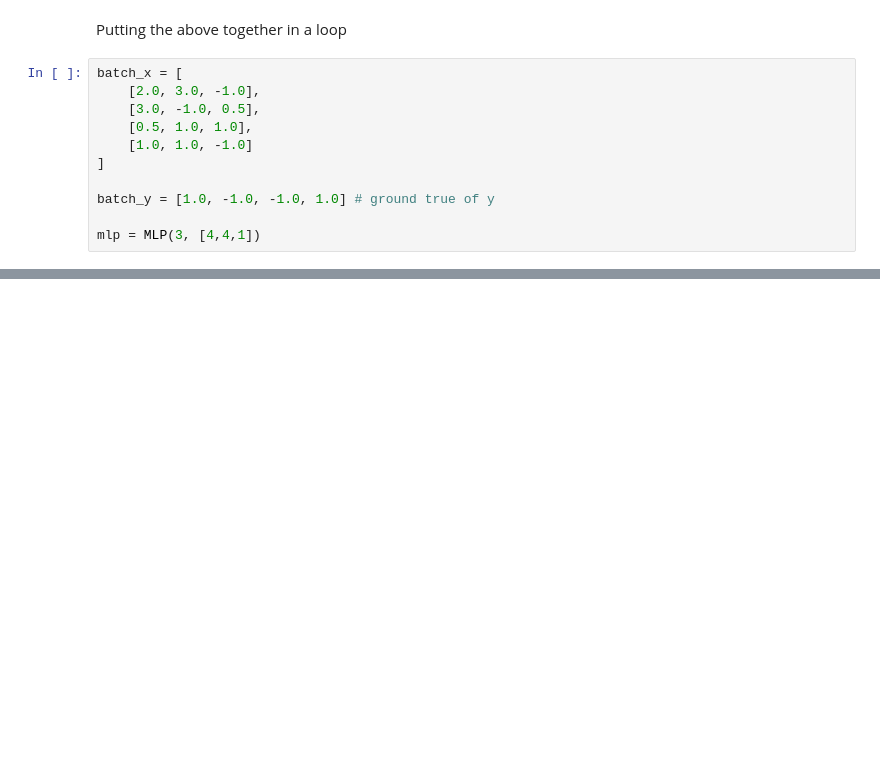
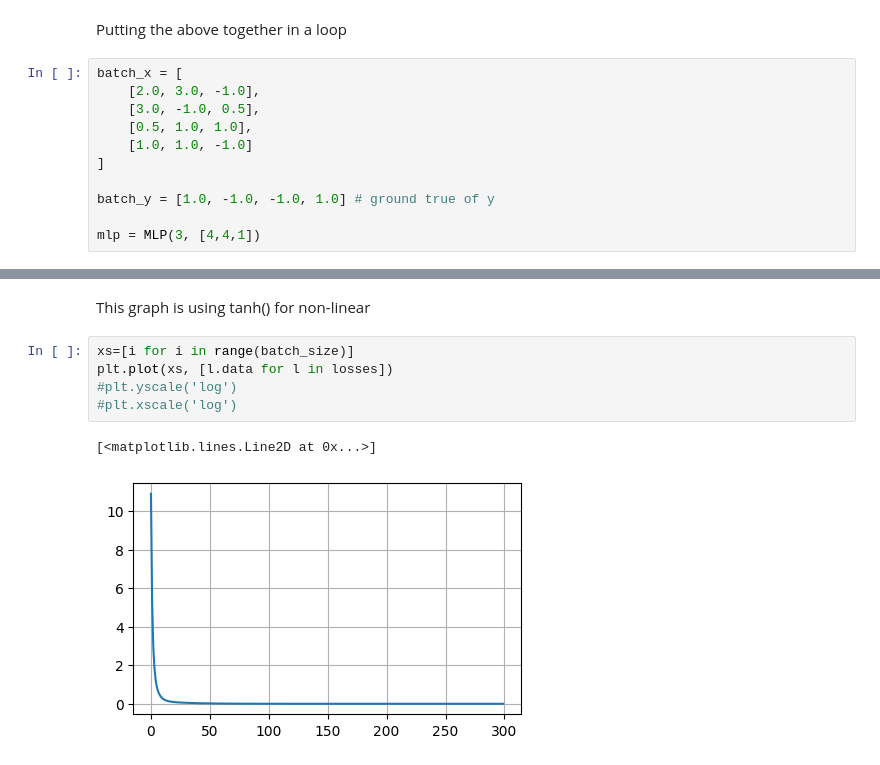
Before and after one commit to romenlaw/NaiveNeuralNetwork, a Jupyter notebook: tests.ipynb, the cells around one changed output, grey strips where cells are left out. Drawn from its saved outputs; the diff is of its cells as text; blank space fills up the shorter version.

```diff
--- a/tests.ipynb
+++ b/tests.ipynb
@@ -350,0 +375,10 @@ plt.yscale('log')
+# %% [markdown]
+This graph is using tanh() for non-linear
+# %%
+xs=[i for i in range(batch_size)]
+plt.plot(xs, [l.data for l in losses])
+#plt.yscale('log')
+#plt.xscale('log')
+# %% [output]
+[<matplotlib.lines.Line2D at 0x...>]
+[figure, added]
```
Also changed, not shown: parts of 20 cells of this notebook.
